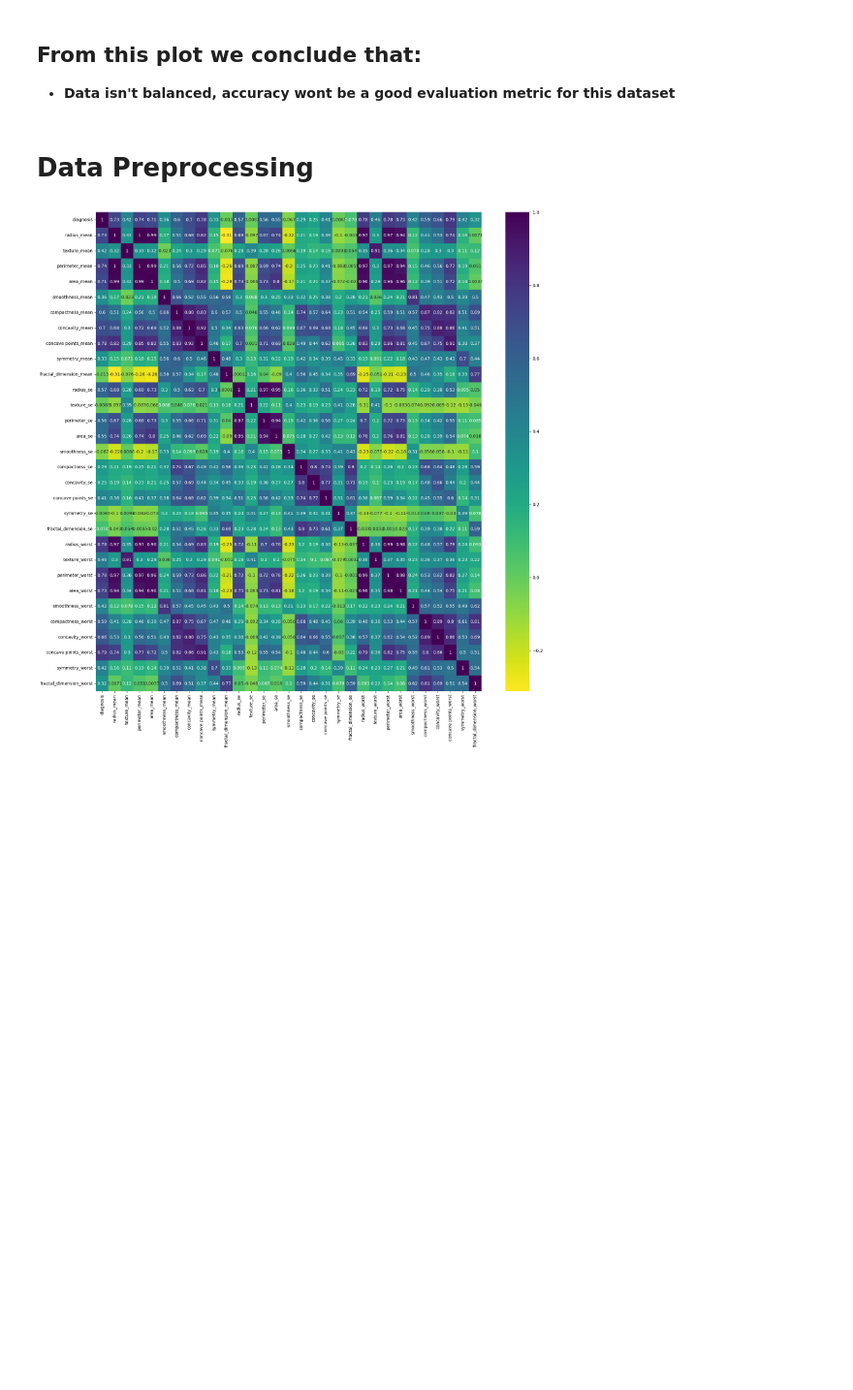
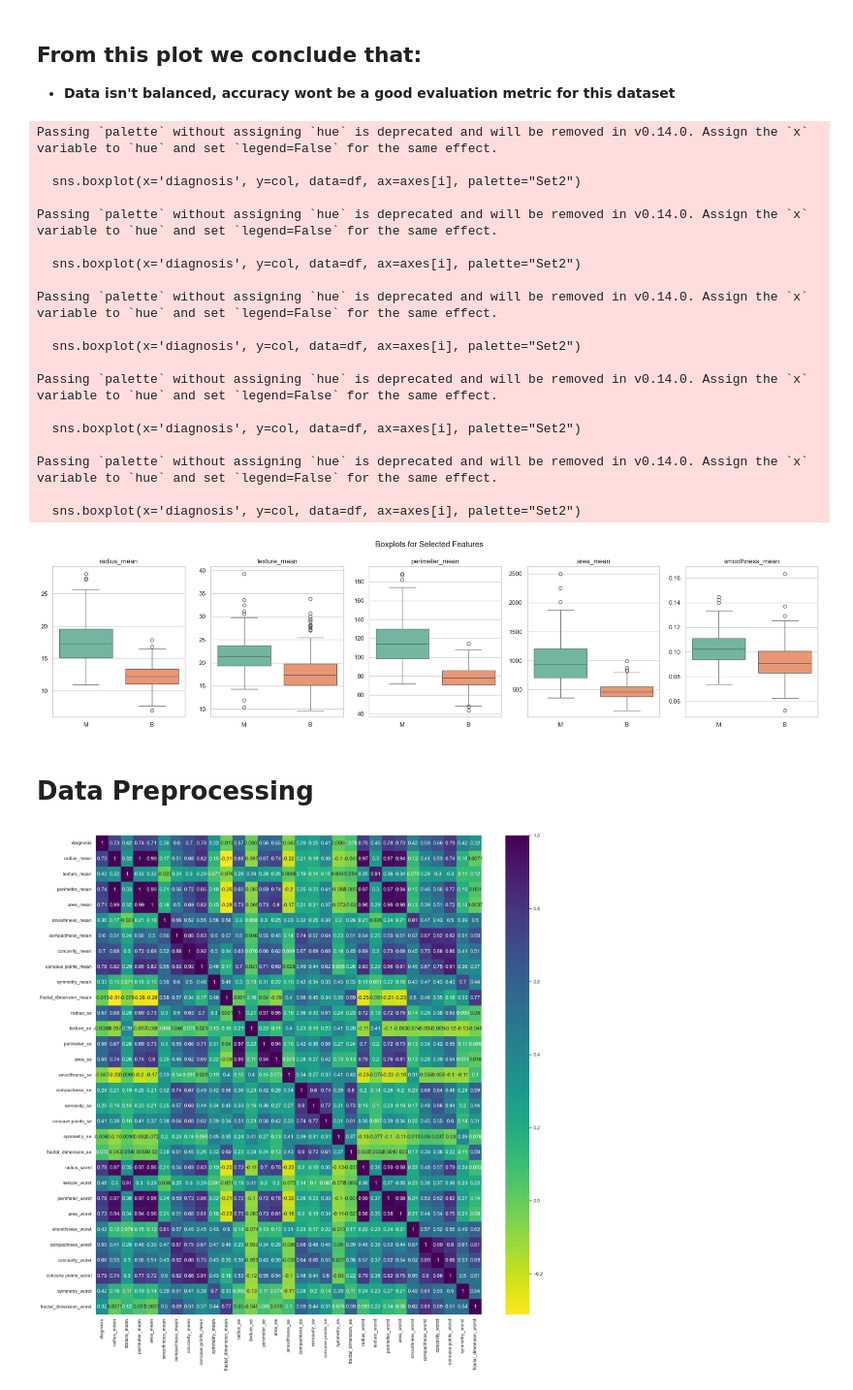
Before and after one commit to viderson/ml_from_scratch, a Jupyter notebook: notebooks/compare_decision_tree.ipynb, the cells around one changed output. Shown at 97% size. Saved outputs shown, nothing was run; the diff lists cells and outputs as text; code cells hidden in the pictures; blank space fills up the shorter version.

```diff
--- a/notebooks/compare_decision_tree.ipynb
+++ b/notebooks/compare_decision_tree.ipynb
@@ -73,9 +84,40 @@ px.pie(df, 'diagnosis', color='diagnosis',title='Data Distribution')
 ## From this plot we conclude that:
 * **Data isn't balanced, accuracy wont be a good evaluation metric for this dataset**
 # %%
-for column in  df.drop('diagnosis',axis=1).columns[:5]:
-    fig = px.box(data_frame=df,x='diagnosis',color='diagnosis',y=column,color_discrete_sequence=['#007500','#5CFF5C'],orientation='v')
-    fig.show()
+sns.set(style="whitegrid")
+features = df.columns[1:6]
+fig, axes = plt.subplots(nrows=1, ncols=5, figsize=(20, 5))
+
+for i, col in enumerate(features):
+    sns.boxplot(x='diagnosis', y=col, data=df, ax=axes[i], palette="Set2")
+    axes[i].set_title(col)
+    axes[i].set_xlabel('')
+    axes[i].set_ylabel('')
+
+fig.suptitle("Boxplots for Selected Features")
+plt.tight_layout()
+plt.show()
+# %% [output]
+Passing `palette` without assigning `hue` is deprecated and will be removed in v0.14.0. Assign the `x` variable to `hue` and set `legend=False` for the same effect.
+
+  sns.boxplot(x='diagnosis', y=col, data=df, ax=axes[i], palette="Set2")
+
+Passing `palette` without assigning `hue` is deprecated and will be removed in v0.14.0. Assign the `x` variable to `hue` and set `legend=False` for the same effect.
+
+  sns.boxplot(x='diagnosis', y=col, data=df, ax=axes[i], palette="Set2")
+
+Passing `palette` without assigning `hue` is deprecated and will be removed in v0.14.0. Assign the `x` variable to `hue` and set `legend=False` for the same effect.
+
+  sns.boxplot(x='diagnosis', y=col, data=df, ax=axes[i], palette="Set2")
+
+Passing `palette` without assigning `hue` is deprecated and will be removed in v0.14.0. Assign the `x` variable to `hue` and set `legend=False` for the same effect.
+
+  sns.boxplot(x='diagnosis', y=col, data=df, ax=axes[i], palette="Set2")
+
+Passing `palette` without assigning `hue` is deprecated and will be removed in v0.14.0. Assign the `x` variable to `hue` and set `legend=False` for the same effect.
+
+  sns.boxplot(x='diagnosis', y=col, data=df, ax=axes[i], palette="Set2")
+[figure, added]
 # %%
 for column in  df.drop('diagnosis',axis=1).columns[5:10]:
     fig = px.scatter(data_frame=df,color='diagnosis',x=column,color_discrete_sequence=['#007500','#5CFF5C'],)
```
Also changed, not shown: parts of 6 cells of this notebook, 4 other files.
